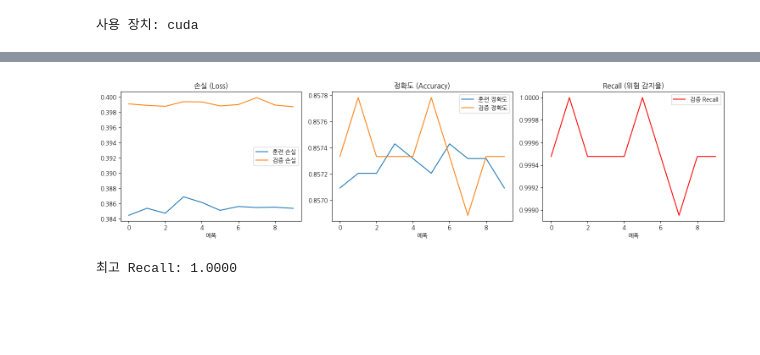
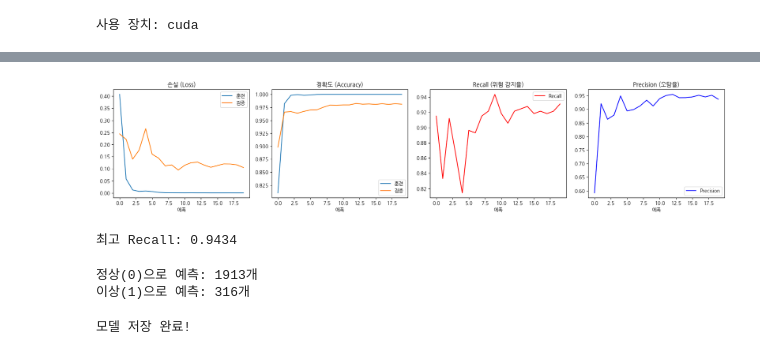
Before and after one commit to dongukl/dongukl-robot_danger_detection, a Jupyter notebook: notebooks/02_model_training.ipynb, the cells around one changed output, grey strips where cells are left out. Saved outputs shown, nothing was run; the diff lists cells and outputs as text; code cells hidden in the pictures; blank space fills up the shorter version.

Commit message:
ResNet 전이학습 완료 - Recall 0.937 / Precision 0.944 / F1 0.940

```diff
--- a/notebooks/02_model_training.ipynb
+++ b/notebooks/02_model_training.ipynb
@@ -388,0 +444,22 @@ print(f'학습률: {optimizer.param_groups[0]['lr']}')
+# %%
+# 학습 설정 (1차 시도 가중치 그대로)
+num_normal  = int((labels == 0).sum())
+num_anomaly = int((labels == 1).sum())
+total_count = num_normal + num_anomaly
+
+weight_normal  = total_count / (2 * num_normal)
+weight_anomaly = total_count / (2 * num_anomaly)
+
+class_weights = torch.FloatTensor([weight_normal, weight_anomaly]).to(device)
+print(f"정상 가중치:  {weight_normal:.2f}")
+print(f"이상 가중치: {weight_anomaly:.2f}")
+
+criterion = nn.CrossEntropyLoss(weight=class_weights)
+optimizer = optim.Adam(
+    filter(lambda p: p.requires_grad, model.parameters()),
+    lr=1e-4  # layer4까지 학습하니 학습률 낮게 안정적으로
+)
+scheduler = optim.lr_scheduler.StepLR(optimizer, step_size=5, gamma=0.5)
+
+EPOCHS = 20
+print(f"\n에폭: {EPOCHS} | 학습률: {optimizer.param_groups[0]['lr']}")
@@ -491,31 +580,57 @@ for epoch in range(EPOCHS):
 # %%
 # 셀 6 - 학습 곡선 시각화
-fig, axes = plt.subplots(1, 3, figsize=(15, 4))
+fig, axes = plt.subplots(1, 4, figsize=(18, 4))
 
-# 손실 그래프
-axes[0].plot(train_losses, label='훈련 손실')
-axes[0].plot(val_losses,   label='검증 손실')
+axes[0].plot(train_losses, label='훈련')
+axes[0].plot(val_losses,   label='검증')
 axes[0].set_title('손실 (Loss)')
 axes[0].set_xlabel('에폭')
 axes[0].legend()
 
-# 정확도 그래프
-axes[1].plot(train_accs, label='훈련 정확도')
-axes[1].plot(val_accs,   label='검증 정확도')
+axes[1].plot(train_accs, label='훈련')
+axes[1].plot(val_accs,   label='검증')
 axes[1].set_title('정확도 (Accuracy)')
 axes[1].set_xlabel('에폭')
 axes[1].legend()
 
-# Recall 그래프
-axes[2].plot(val_recalls, label='검증 Recall', color='red')
+axes[2].plot(val_recalls, color='red', label='Recall')
 axes[2].set_title('Recall (위험 감지율)')
 axes[2].set_xlabel('에폭')
 axes[2].legend()
+
+axes[3].plot(val_precisions, color='blue', label='Precision')
+axes[3].set_title('Precision (오탐율)')
+axes[3].set_xlabel('에폭')
+axes[3].legend()
 
 plt.tight_layout()
 plt.show()
 
 print(f"\n최고 Recall: {best_recall:.4f}")
 # %% [output]
-[figure, old version]
+[figure, new version]
-최고 Recall: 1.0000
+최고 Recall: 0.9434
+# %%
+# 셀 7 - 예측 분포 확인 (모델이 뭘 예측하는지)
+model.eval()
+all_preds = []
+
+with torch.no_grad():
+    for images, _ in val_loader:
+        images = images.to(device)
+        outputs = model(images)
+        predicted = outputs.argmax(dim=1)
+        all_preds.extend(predicted.cpu().numpy())
+
+all_preds = np.array(all_preds)
+print(f"정상(0)으로 예측: {(all_preds == 0).sum()}개")
+print(f"이상(1)으로 예측: {(all_preds == 1).sum()}개")
+# %% [output]
+정상(0)으로 예측: 1913개
+이상(1)으로 예측: 316개
+# %%
+# 최고 Recall 모델 저장 (10에폭 시점)
+torch.save(best_model_state, '/content/best_model.pth')
+print("모델 저장 완료!")
+# %% [output]
+모델 저장 완료!
```
Also changed, not shown: parts of 15 cells of this notebook.
